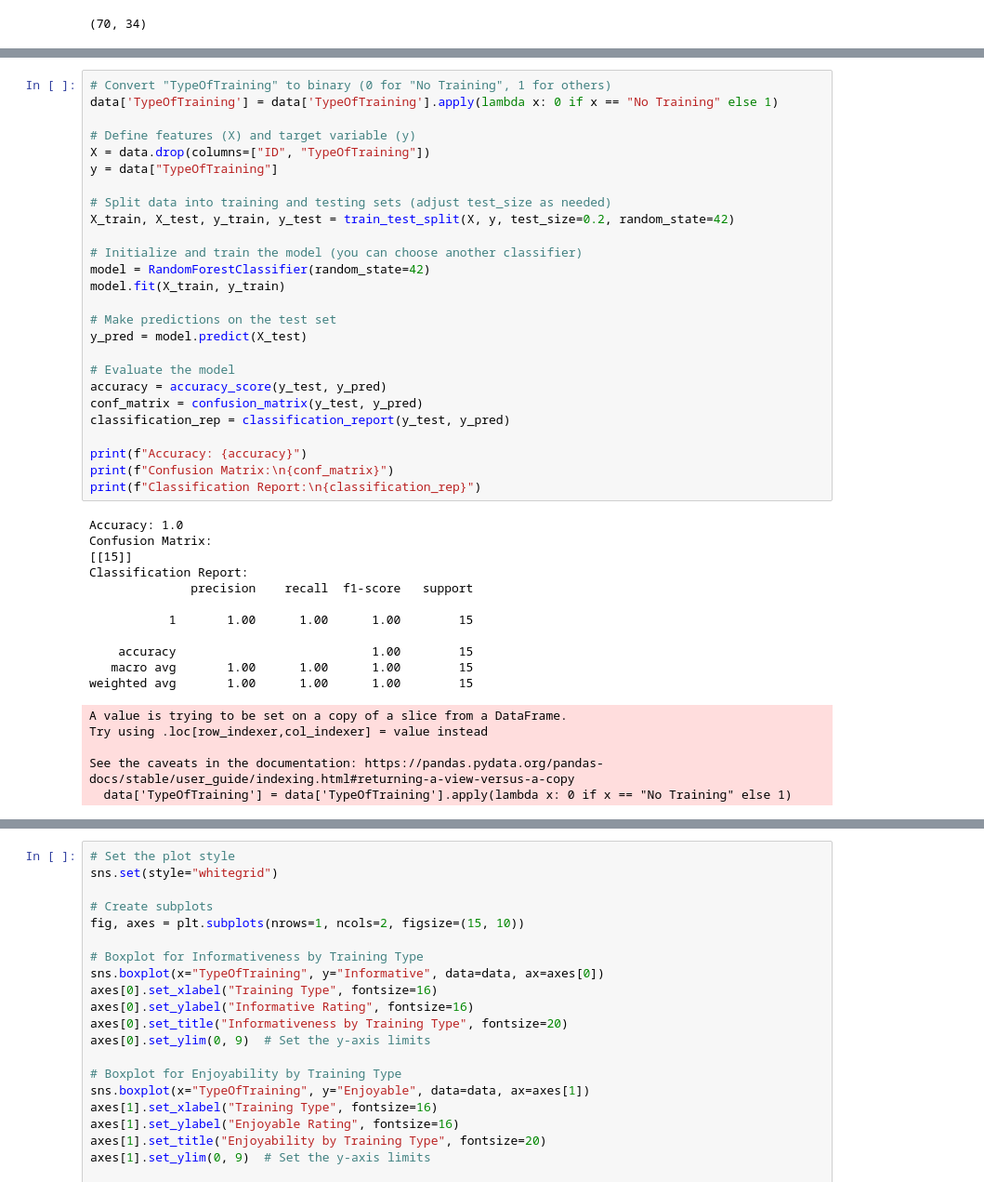
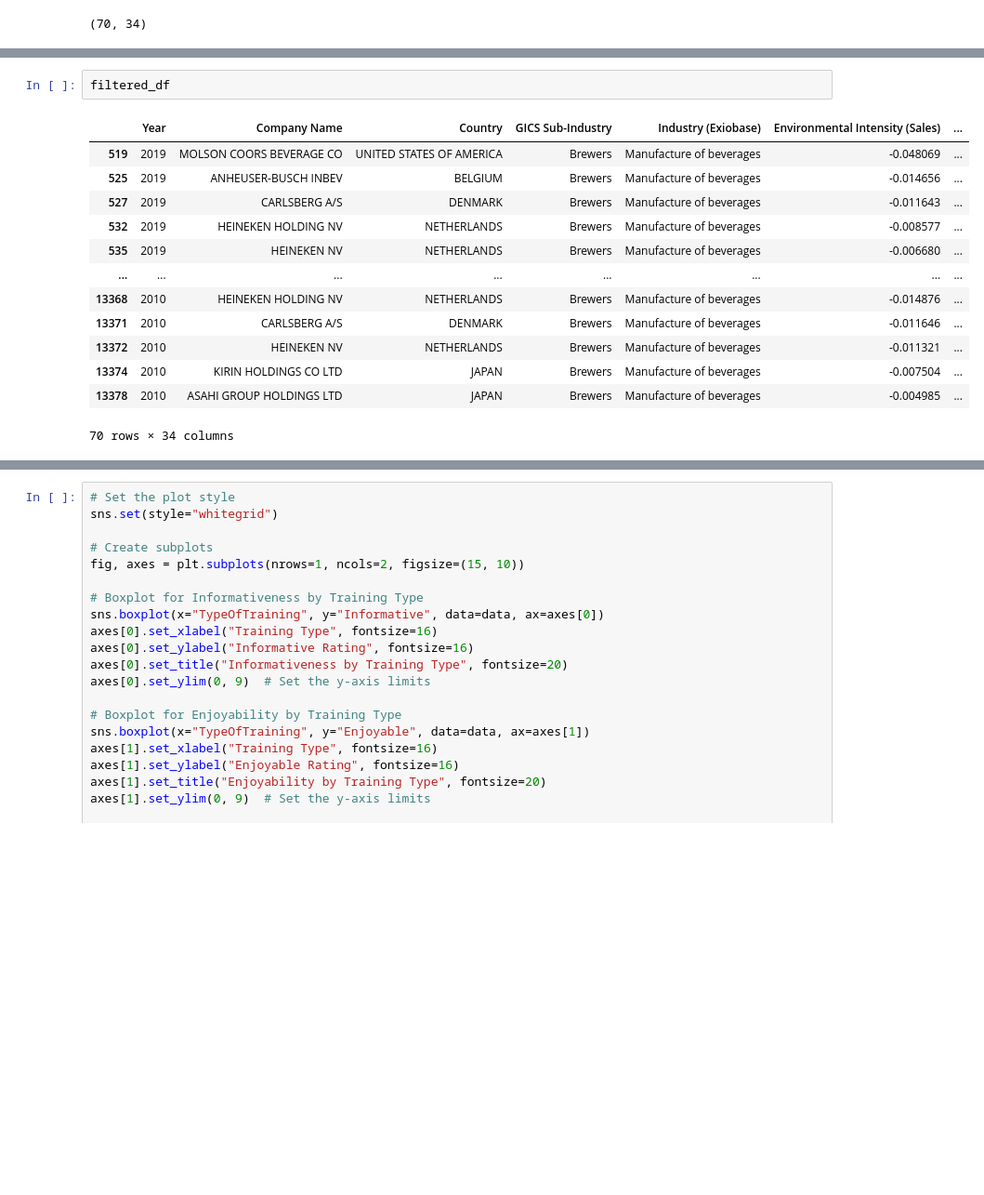
Before and after one commit to yummypugs/SPM-Project-Harvard, a Jupyter notebook: Box Plots Brewery.ipynb, the cells around one changed output, grey strips where cells are left out. Shown at 93% size. Drawn from its saved outputs; the diff is of its cells as text; blank space fills up the shorter version.

```diff
--- a/Box Plots Brewery.ipynb
+++ b/Box Plots Brewery.ipynb
@@ -48,43 +33,16 @@ filtered_df.shape
-# %%
-# Convert "TypeOfTraining" to binary (0 for "No Training", 1 for others)
-data['TypeOfTraining'] = data['TypeOfTraining'].apply(lambda x: 0 if x == "No Training" else 1)
-
-# Define features (X) and target variable (y)
-X = data.drop(columns=["ID", "TypeOfTraining"])
-y = data["TypeOfTraining"]
-
-# Split data into training and testing sets (adjust test_size as needed)
-X_train, X_test, y_train, y_test = train_test_split(X, y, test_size=0.2, random_state=42)
-
-# Initialize and train the model (you can choose another classifier)
-model = RandomForestClassifier(random_state=42)
-model.fit(X_train, y_train)
-
-# Make predictions on the test set
-y_pred = model.predict(X_test)
-
-# Evaluate the model
-accuracy = accuracy_score(y_test, y_pred)
-conf_matrix = confusion_matrix(y_test, y_pred)
-classification_rep = classification_report(y_test, y_pred)
-
-print(f"Accuracy: {accuracy}")
-print(f"Confusion Matrix:\n{conf_matrix}")
-print(f"Classification Report:\n{classification_rep}")
-# %% [output]
-Accuracy: 1.0
-Confusion Matrix:
-[[15]]
-Classification Report:
-              precision    recall  f1-score   support
-
-           1       1.00      1.00      1.00        15
-
-    accuracy                           1.00        15
-   macro avg       1.00      1.00      1.00        15
-weighted avg       1.00      1.00      1.00        15
-A value is trying to be set on a copy of a slice from a DataFrame.
-Try using .loc[row_indexer,col_indexer] = value instead
-
-See the caveats in the documentation: https://pandas.pydata.org/pandas-docs/stable/user_guide/indexing.html#returning-a-view-versus-a-copy
-  data['TypeOfTraining'] = data['TypeOfTraining'].apply(lambda x: 0 if x == "No Training" else 1)
+# %%
+filtered_df
+# %% [output]
+|  | Year | Company Name | Country | GICS Sub-Industry | Industry (Exiobase) | Environmental Intensity (Sales) | ... |
+| 519 | 2019 | MOLSON COORS BEVERAGE CO | UNITED STATES OF AMERICA | Brewers | Manufacture of beverages | -0.048069 | ... |
+| 525 | 2019 | ANHEUSER-BUSCH INBEV | BELGIUM | Brewers | Manufacture of beverages | -0.014656 | ... |
+| 527 | 2019 | CARLSBERG A/S | DENMARK | Brewers | Manufacture of beverages | -0.011643 | ... |
+| 532 | 2019 | HEINEKEN HOLDING NV | NETHERLANDS | Brewers | Manufacture of beverages | -0.008577 | ... |
+| 535 | 2019 | HEINEKEN NV | NETHERLANDS | Brewers | Manufacture of beverages | -0.006680 | ... |
+| ... | ... | ... | ... | ... | ... | ... | ... |
+| 13368 | 2010 | HEINEKEN HOLDING NV | NETHERLANDS | Brewers | Manufacture of beverages | -0.014876 | ... |
+| 13371 | 2010 | CARLSBERG A/S | DENMARK | Brewers | Manufacture of beverages | -0.011646 | ... |
+| 13372 | 2010 | HEINEKEN NV | NETHERLANDS | Brewers | Manufacture of beverages | -0.011321 | ... |
+| 13374 | 2010 | KIRIN HOLDINGS CO LTD | JAPAN | Brewers | Manufacture of beverages | -0.007504 | ... |
+| 13378 | 2010 | ASAHI GROUP HOLDINGS LTD | JAPAN | Brewers | Manufacture of beverages | -0.004985 | ... |
+70 rows × 34 columns
```
Also changed, not shown: parts of 3 cells of this notebook, 1 other file.
